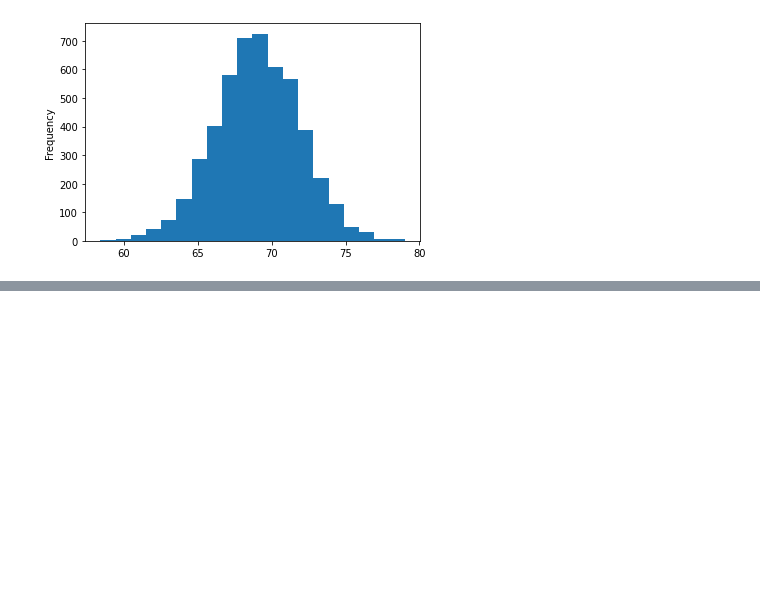
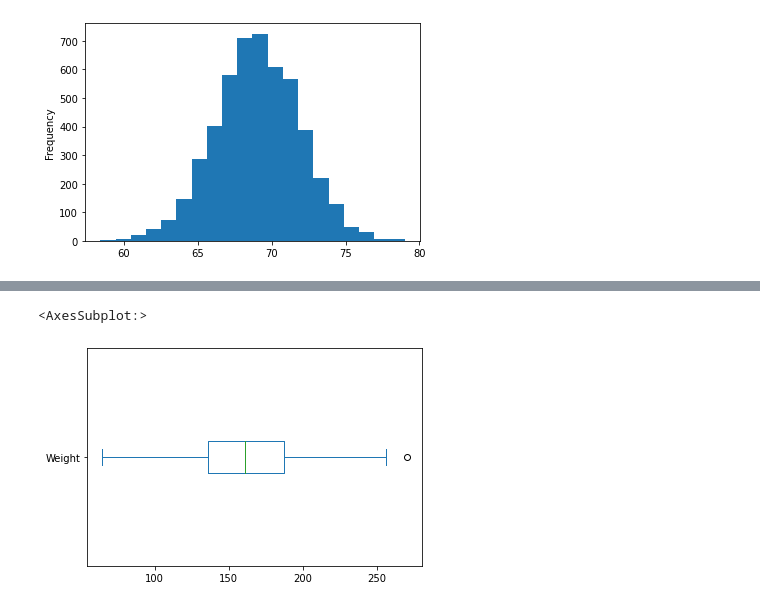
Before and after one commit to Harshhhh1701/Learning--Data-Science, a Jupyter notebook: py9.ipynb, the cells around one changed output, grey strips where cells are left out. Cells and saved outputs as stored; diff of their text form; code cells hidden in the pictures; blank space fills up the shorter version.

```diff
--- a/py9.ipynb
+++ b/py9.ipynb
@@ -38,0 +63,5 @@ data[data['Gender']=='Male']['Height'].plot.hist(bins=20 )
+# %%
+data['Weight'].plot.box(vert=False)
+# %% [output]
+<AxesSubplot:>
+[figure, added]
```
Also changed, not shown: parts of 9 cells of this notebook.
